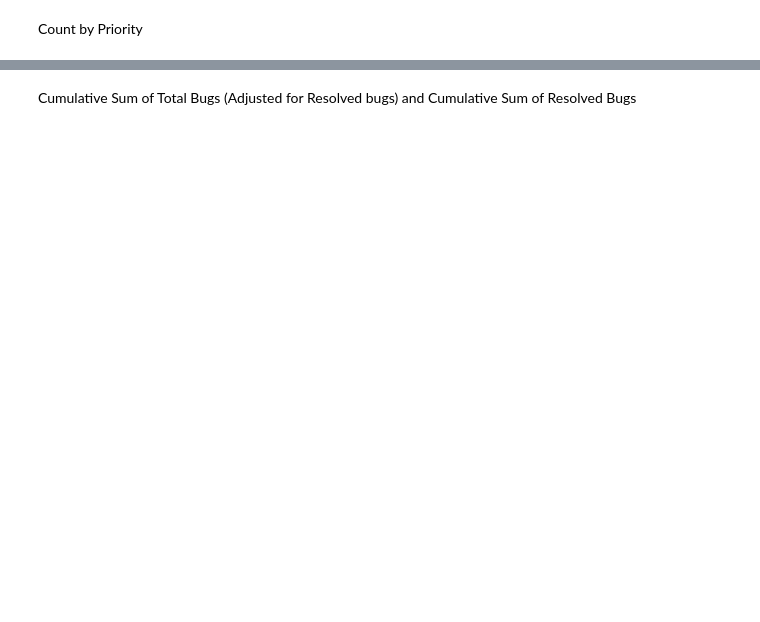
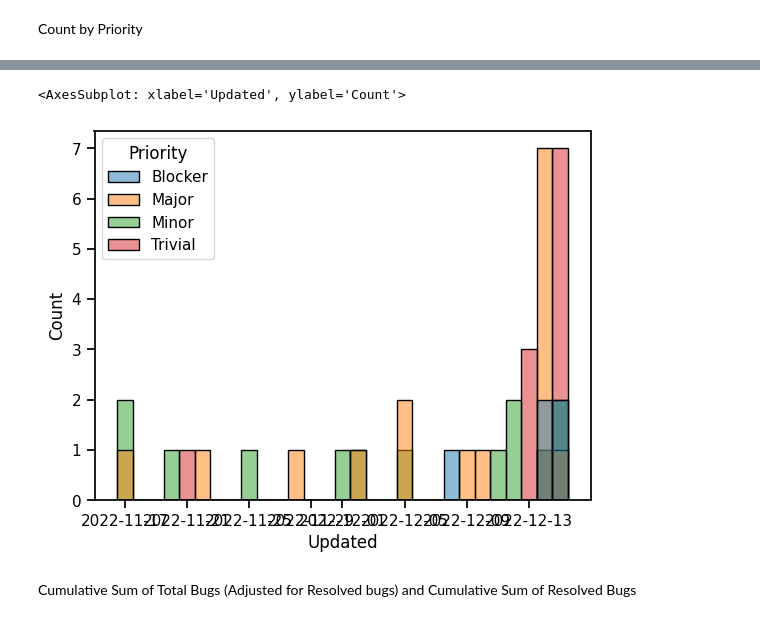
Before and after one commit to jakedaylong/Bug-Reports, a Jupyter notebook: burndown by week.ipynb, the cells around one changed output, grey strips where cells are left out. Drawn from its saved outputs; the diff is of its cells as text; code cells hidden in the pictures; blank space fills up the shorter version.

```diff
--- a/burndown by week.ipynb
+++ b/burndown by week.ipynb
@@ -68,0 +105,3 @@ bug_df_cumsum_res.head()
+# %%
+bug_df_hist_res = bug_df.query('Resolution != ["Fixed"]')
+bug_df_hist_res.head()
@@ -78,2 +153,7 @@ plt.savefig(fname='Cumsum_Total_vs_Resolved')
+# %%
+sns.histplot(data=bug_df_hist_res, x='Updated', hue='Priority')
+# %% [output]
+<AxesSubplot: xlabel='Updated', ylabel='Count'>
+[figure, added]
 # %% [markdown]
 Cumulative Sum of Total Bugs (Adjusted for Resolved bugs) and Cumulative Sum of Resolved Bugs
```
Also changed, not shown: parts of 14 cells of this notebook, 11 other files.
